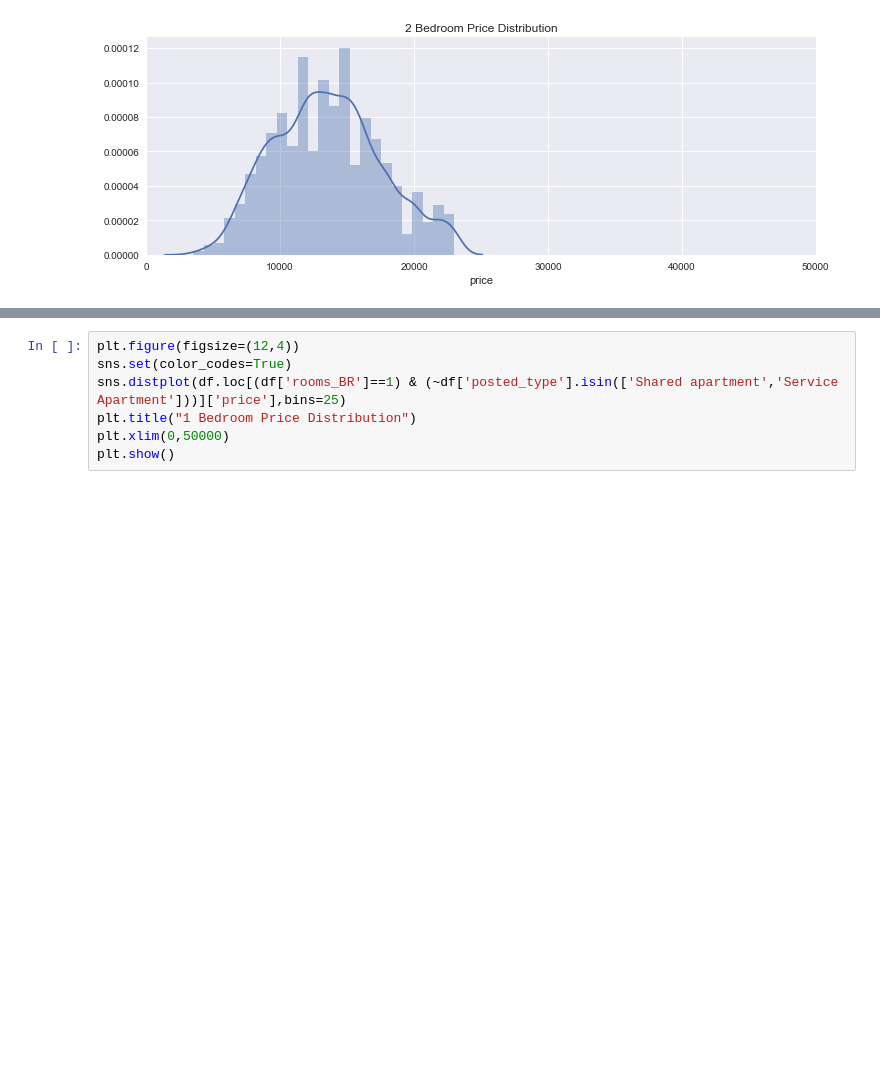
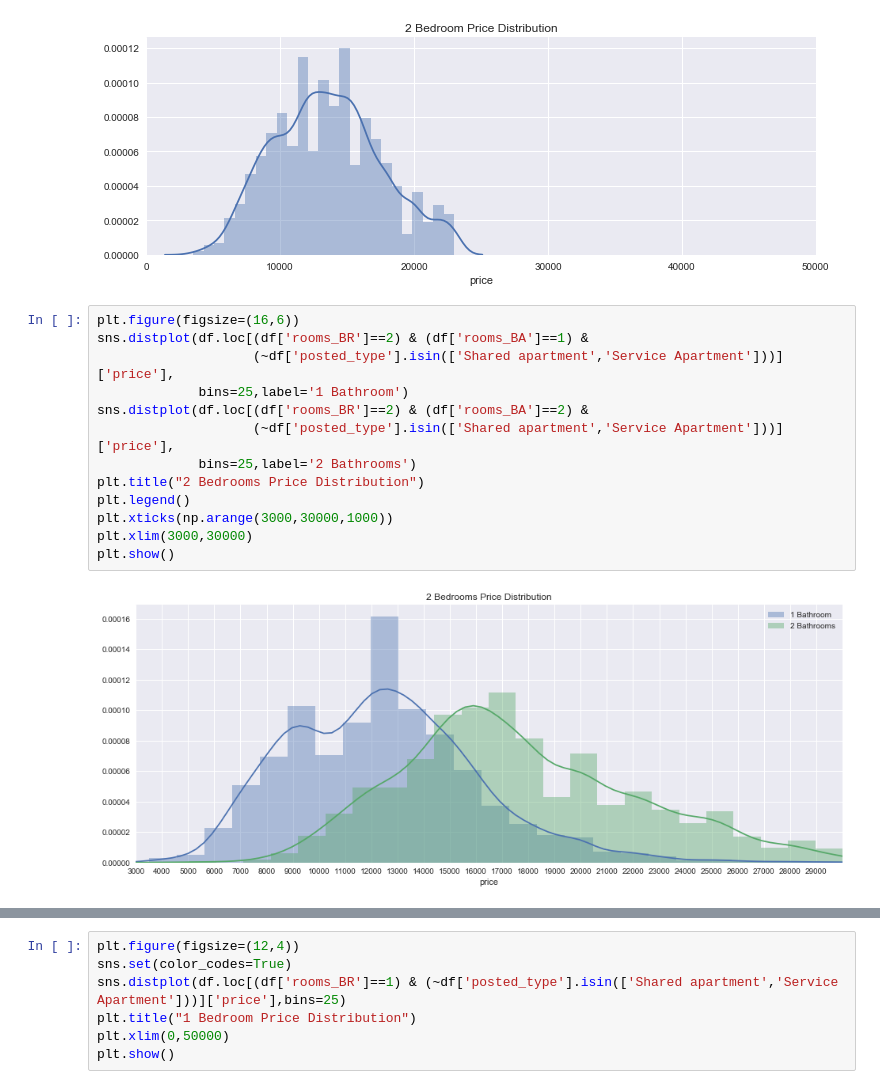
Before and after one commit to tjspross/scrapy_smartshanghai, a Jupyter notebook: ss_analysis.ipynb, the cells around one changed output, grey strips where cells are left out. Drawn from its saved outputs; the diff is of its cells as text; blank space fills up the shorter version.

```diff
--- a/ss_analysis.ipynb
+++ b/ss_analysis.ipynb
@@ -169,3 +315,18 @@ plt.xlim(0,50000)
 plt.show()
 # %% [output]
 [figure]
+# %%
+plt.figure(figsize=(16,6))
+sns.distplot(df.loc[(df['rooms_BR']==2) & (df['rooms_BA']==1) &
+                    (~df['posted_type'].isin(['Shared apartment','Service Apartment']))]['price'],
+             bins=25,label='1 Bathroom')
+sns.distplot(df.loc[(df['rooms_BR']==2) & (df['rooms_BA']==2) &
+                    (~df['posted_type'].isin(['Shared apartment','Service Apartment']))]['price'],
+             bins=25,label='2 Bathrooms')
+plt.title("2 Bedrooms Price Distribution")
+plt.legend()
+plt.xticks(np.arange(3000,30000,1000))
+plt.xlim(3000,30000)
+plt.show()
+# %% [output]
+[figure, added]
```
Also changed, not shown: parts of 16 cells of this notebook, 2 other files.
